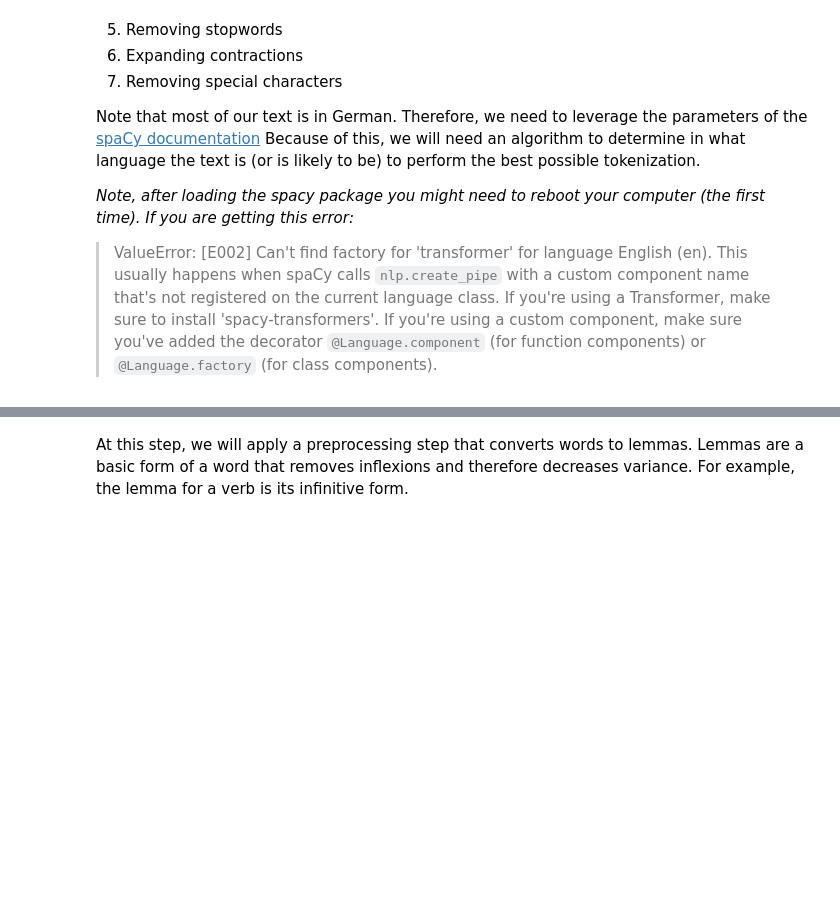
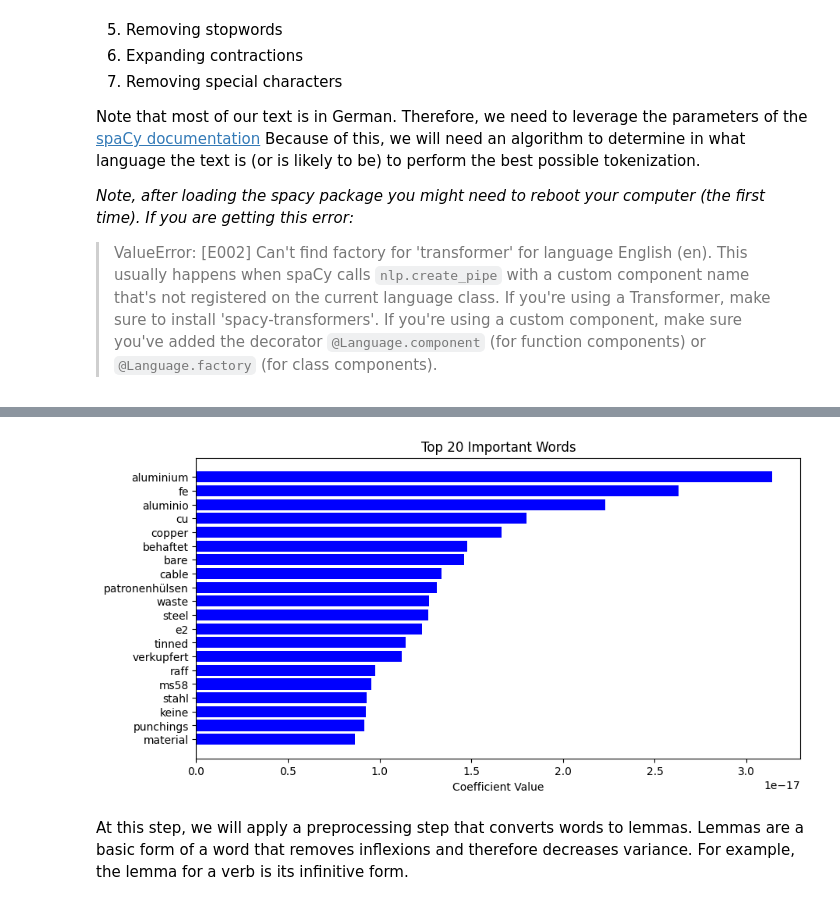
Before and after one commit to Bernardo-giff/work_based_project, a Jupyter notebook: models/desc.nlp.ipynb, the cells around one changed output, grey strips where cells are left out. Cells and saved outputs as stored; diff of their text form; code cells hidden in the pictures; blank space fills up the shorter version.

```diff
--- a/models/desc.nlp.ipynb
+++ b/models/desc.nlp.ipynb
@@ -41,0 +159,18 @@ As part of the baseline exercise, we will use standard stopwords. However, a pot
+# %%
+import numpy as np
+
+# Sort the words by their importance (absolute value of the coefficients)
+sorted_indices = np.argsort(coefficients)[::-1]
+top_n = 20  # Number of top words to show
+top_words = [feature_names[i] for i in sorted_indices[:top_n]]
+top_coefficients = coefficients[sorted_indices[:top_n]]
+
+# Plot the top words
+plt.figure(figsize=(10, 5))
+plt.barh(top_words, top_coefficients, color='blue')
+plt.xlabel("Coefficient Value")
+plt.title(f"Top {top_n} Important Words")
+plt.gca().invert_yaxis()
+plt.show()
+# %% [output]
+[figure, added]
```
Also changed, not shown: parts of 15 cells of this notebook, 4 other files.
